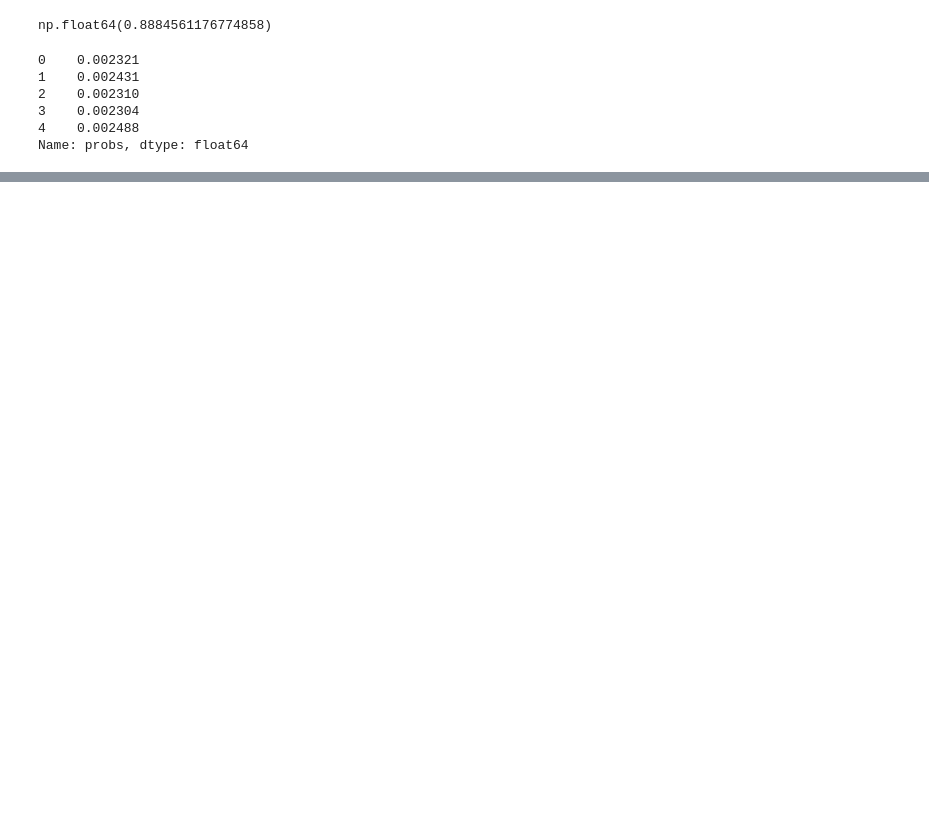
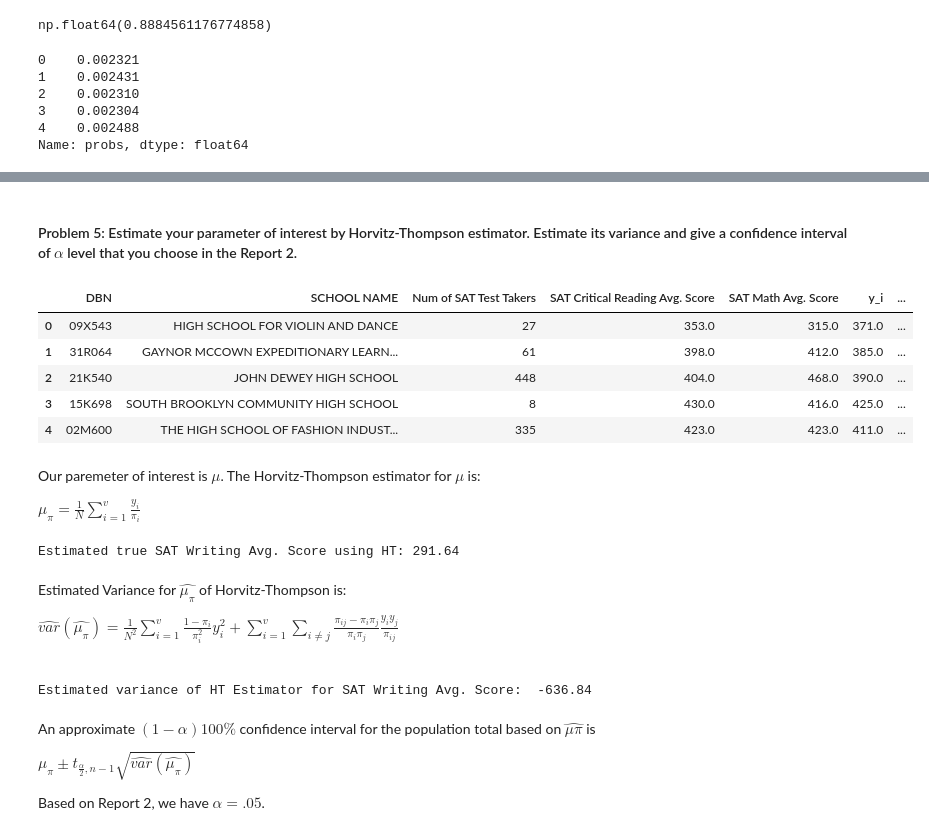
Before and after one commit to abachhu/stat440_project, a Jupyter notebook: stat440_report3.ipynb, the cells around one changed output, grey strips where cells are left out. Cells and saved outputs as stored; diff of their text form; code cells hidden in the pictures; blank space fills up the shorter version.

```diff
--- a/stat440_report3.ipynb
+++ b/stat440_report3.ipynb
@@ -164,0 +176,71 @@ sampled_df[["SAT Writing Avg. Score", "probs", "pi_i"]].head()
+# %% [markdown]
+#### Problem 5: Estimate your parameter of interest by Horvitz-Thompson estimator. Estimate its variance and give a confidence interval of $\alpha$ level that you choose in the Report 2.
+# %%
+# quick renaming to make stuff easier to work with
+sampled_df.rename(columns={'SAT Writing Avg. Score':'y_i',
+                           'probs':'p_i'},
+                  inplace=True)
+sampled_df.head()
+# %% [output]
+|  | DBN | SCHOOL NAME | Num of SAT Test Takers | SAT Critical Reading Avg. Score | SAT Math Avg. Score | y_i | ... |
+| 0 | 09X543 | HIGH SCHOOL FOR VIOLIN AND DANCE | 27 | 353.0 | 315.0 | 371.0 | ... |
+| 1 | 31R064 | GAYNOR MCCOWN EXPEDITIONARY LEARN... | 61 | 398.0 | 412.0 | 385.0 | ... |
+| 2 | 21K540 | JOHN DEWEY HIGH SCHOOL | 448 | 404.0 | 468.0 | 390.0 | ... |
+| 3 | 15K698 | SOUTH BROOKLYN COMMUNITY HIGH SCHOOL | 8 | 430.0 | 416.0 | 425.0 | ... |
+| 4 | 02M600 | THE HIGH SCHOOL OF FASHION INDUST... | 335 | 423.0 | 423.0 | 411.0 | ... |
+# %% [markdown]
+Our paremeter of interest is $\mu$.
+The Horvitz-Thompson estimator for $\mu$ is:
+
+$\hat{\mu_\pi} = \frac{1}{N}\sum_{i=1}^{v} \frac{y_i}{\pi_i}$
+# %%
+# Get vs
+sampled_df_unique = sampled_df.drop_duplicates(subset=['y_i'])
+sampled_df_unique.reset_index(inplace=True)
+n_v = len(sampled_df_unique)
+
+HT_mu_est = (1 / N) * sum(sampled_df_unique['y_i'] / sampled_df_unique['pi_i'])
+print("Estimated true SAT Writing Avg. Score using HT:", round(HT_mu_est, 2))
+# %% [output]
+Estimated true SAT Writing Avg. Score using HT: 291.64
+# %% [markdown]
+Estimated Variance for $\hat{\mu_\pi}$ of Horvitz-Thompson is:
+
+$\hat{var}(\hat{\mu_\pi}) = \frac{1}{N^2} \sum^{v}_{i=1} \frac{1-\pi_i}{\pi_i^2}y_i^2 + \sum^{v}_{i=1}\sum_{i\neq j}\frac{\pi_{ij} - \pi_i\pi_j}{\pi_i\pi_j}\frac{y_iy_j}{\pi_{ij}}$
+
+$$
+%\begin{align*}
+%    \pi_{ij} &= P(i \cup j)\\
+%    &= P(i) + P(j) - P(i \cap j)\\
+%    &= \pi_i + \pi_j - (1 - P(i^C \cup j^C))\\
+%    \pi_{ij} &= \pi_i + \pi_j - 1 + (1 - p_i - p_j)^n\\
+%\end{align*}
+$$
+# %%
+first_component = sum(((1 - sampled_df_unique['pi_i']) / sampled_df_unique['pi_i']) * (sampled_df_unique['y_i']**2))
+
+second_component = 0
+for i in range(n_v):
+  for j in range(n_v):
+    if i != j:
+        pi_i  = sampled_df_unique.loc[i, 'pi_i']
+        pi_j  = sampled_df_unique.loc[j, 'pi_i']
+        p_i   = sampled_df_unique.loc[i, 'p_i']
+        p_j   = sampled_df_unique.loc[j, 'p_i']
+        y_i   = sampled_df_unique.loc[i, 'y_i']
+        y_j   = sampled_df_unique.loc[j, 'y_i']
+        pi_ij = (pi_i + pi_j - 1) + (1 - p_i - p_j)**n
+
+        second_component += ((pi_ij - (pi_i * pi_j)) / (pi_i * pi_j)) * ((y_i * y_j) / (pi_ij))
+
+HT_mu_var_est = (1 / (N**2)) * (first_component + second_component)
+
+print("Estimated variance of HT Estimator for SAT Writing Avg. Score: ", round(HT_mu_var_est, 2))
+# %% [output]
+Estimated variance of HT Estimator for SAT Writing Avg. Score:  -636.84
+# %% [markdown]
+An approximate $(1 − \alpha)100\%$ confidence interval for the population total based on $\hat{\mu\pi}$ is
+
+$\hat{\mu_\pi} \pm t_{\frac{\alpha}{2}, n-1}\sqrt{\hat{var}(\hat{\mu_\pi})}$
+
+Based on Report 2, we have $\alpha = .05$.
```
Also changed, not shown: parts of 21 cells of this notebook.
